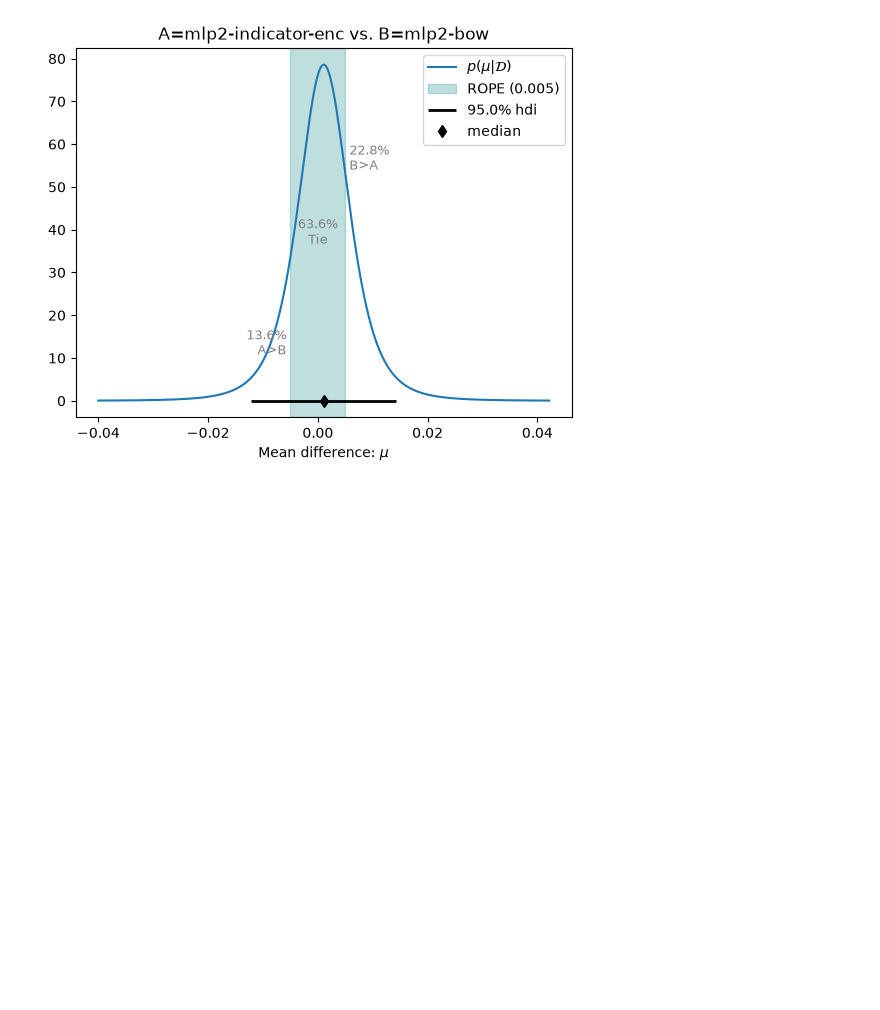
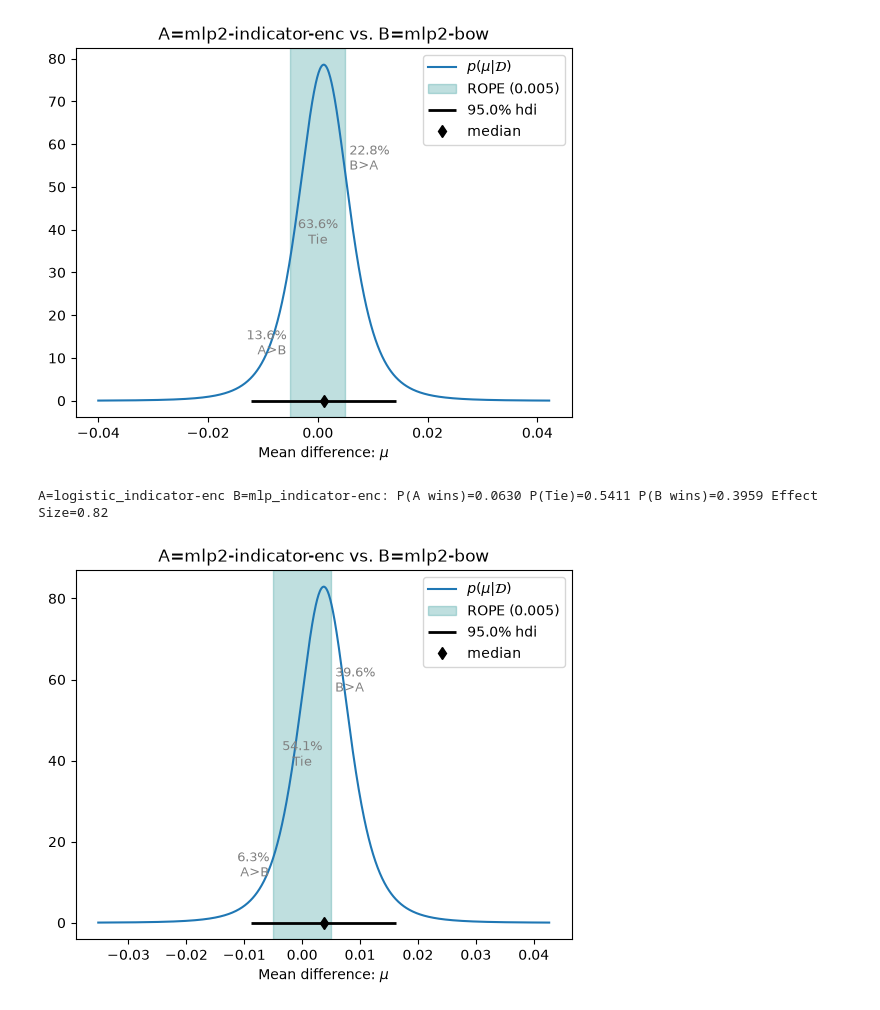
Before and after one commit to pjhoor/NLP-Classification-Project, a Jupyter notebook: Code/NLP_classification_MLP_mod.ipynb, the cells around one changed output. Saved outputs shown, nothing was run; the diff lists cells and outputs as text; code cells hidden in the pictures; blank space fills up the shorter version.

```diff
--- a/Code/NLP_classification_MLP_mod.ipynb
+++ b/Code/NLP_classification_MLP_mod.ipynb
@@ -965,3 +985,16 @@ _ = posterior.plot(0.005)
 # %% [output]
 A=logistic_indicator-enc B=mlp_indicator-enc: P(A wins)=0.1363 P(Tie)=0.6358 P(B wins)=0.2279 Effect Size=0.22
 [figure]
+# %%
+posterior = analysis.BenavoliCorrelatedT(
+    get_all_measurements_for(results, 'token-indicator'),  # this will have shape [num_runs * num_folds]
+    get_all_measurements_for(results, 'bigrams-and-trigrams'),  # this will have shape [num_runs * num_folds]
+    names=["mlp2-indicator-enc", "mlp2-bow"]
+)
+
+p_a, p_tie, p_b = posterior.probs(0.005)
+print(f"A=logistic_indicator-enc B=mlp_indicator-enc: P(A wins)={p_a:.4f} P(Tie)={p_tie:.4f} P(B wins)={p_b:.4f} Effect Size={posterior.effect_size:.2f}")
+_ = posterior.plot(0.005)
+# %% [output]
+A=logistic_indicator-enc B=mlp_indicator-enc: P(A wins)=0.0630 P(Tie)=0.5411 P(B wins)=0.3959 Effect Size=0.82
+[figure, added]
```
Also changed, not shown: parts of 2 cells of this notebook, 30 other files.
